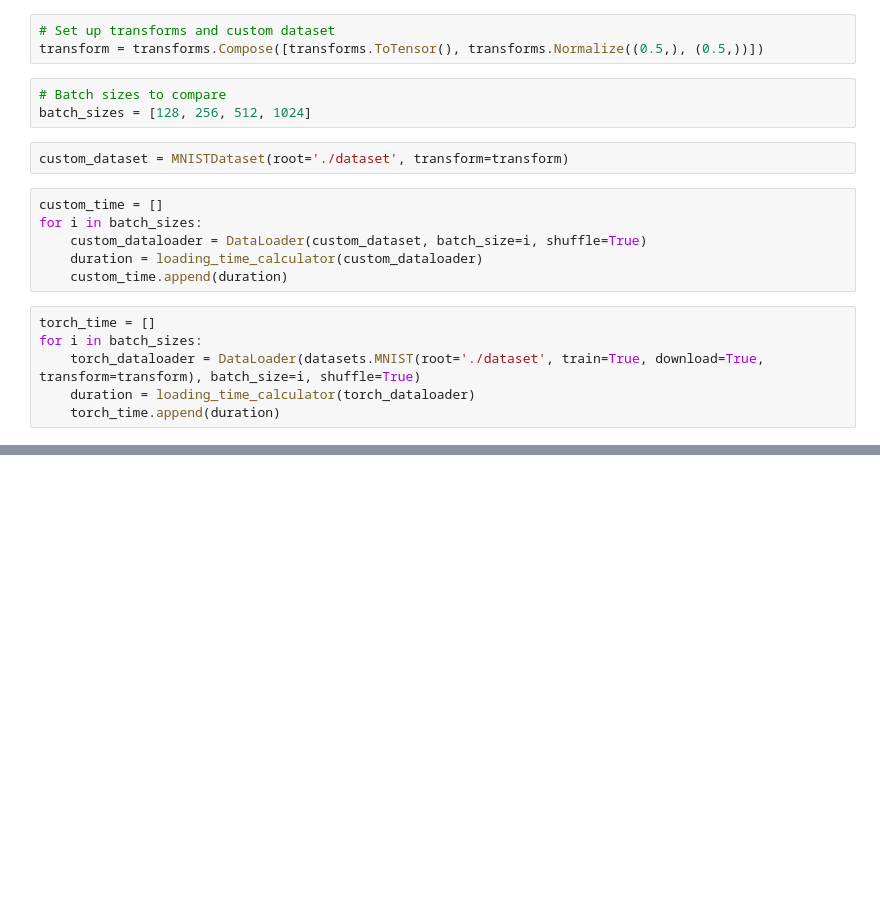
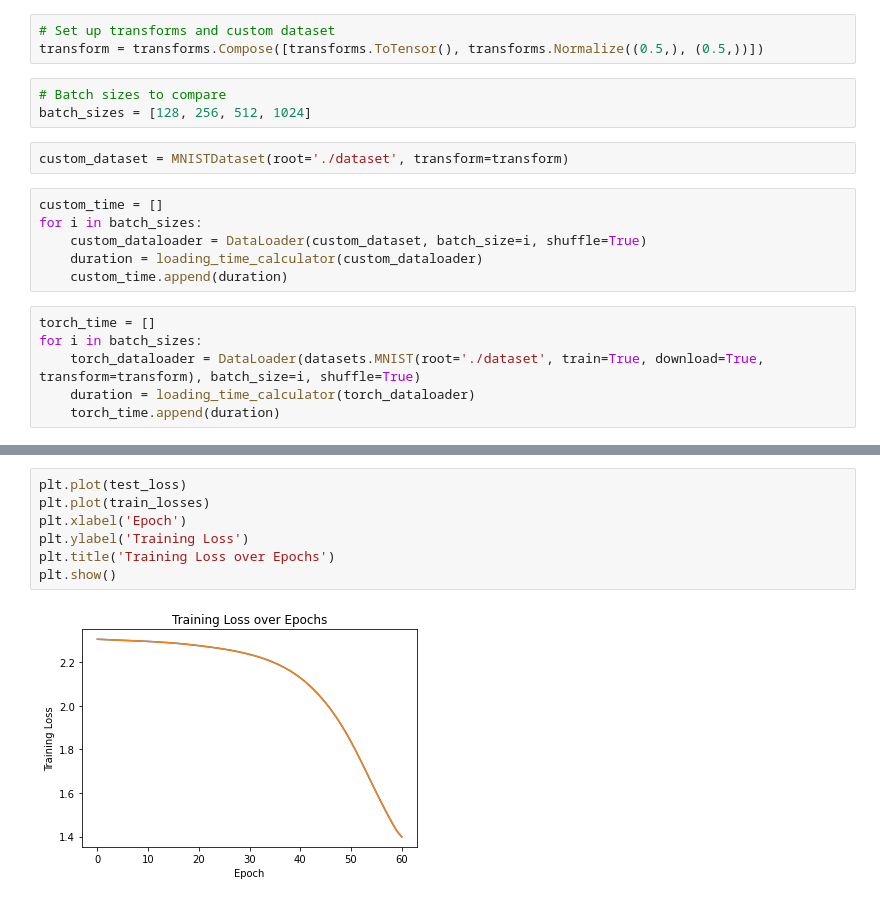
Before and after one commit to Shivansh20128/DL-Assignments, a Jupyter notebook: 2020128-A1/code.ipynb, the cells around one changed output, grey strips where cells are left out. Drawn from its saved outputs; the diff is of its cells as text; blank space fills up the shorter version.

```diff
--- a/2020128-A1/code.ipynb
+++ b/2020128-A1/code.ipynb
@@ -56,0 +199,9 @@ plt.show()
+# %%
+plt.plot(test_loss)
+plt.plot(train_losses)
+plt.xlabel('Epoch')
+plt.ylabel('Training Loss')
+plt.title('Training Loss over Epochs')
+plt.show()
+# %% [output]
+[figure, added]
```
Also changed, not shown: parts of 10 cells of this notebook.
